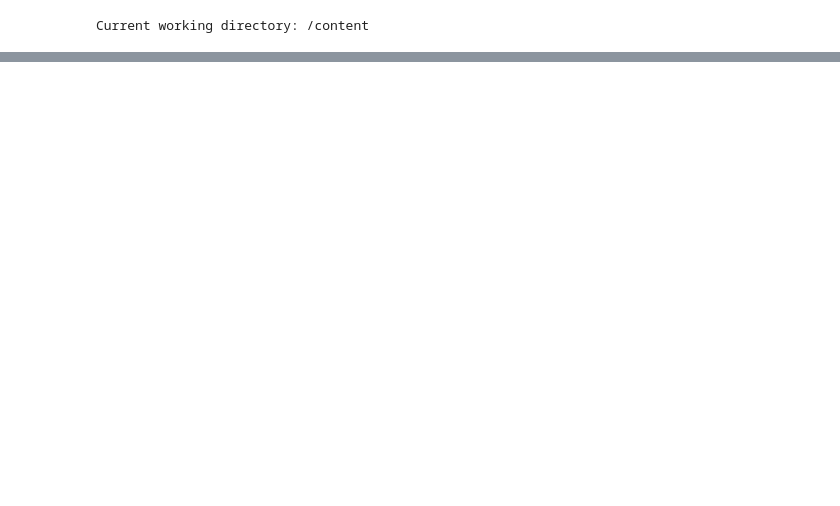
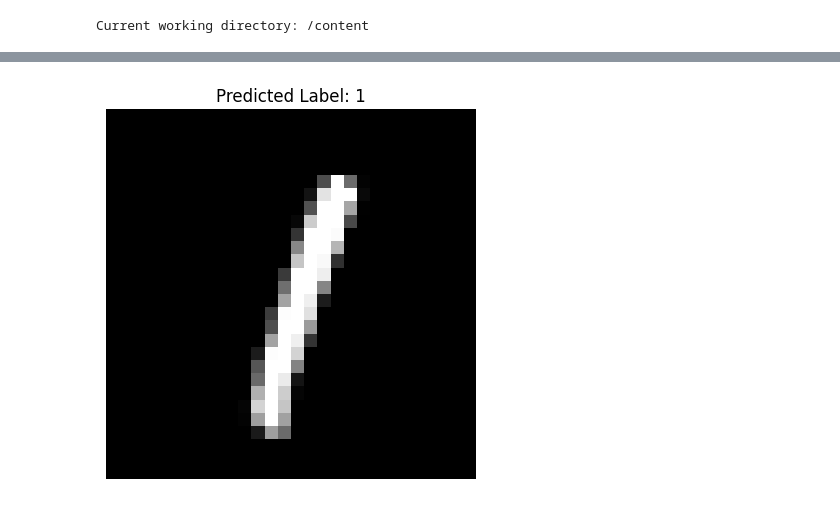
Before and after one commit to Imran-co/Imran, a Jupyter notebook: Project_Test_with_Output_using_ann.ipynb, the cells around one changed output, grey strips where cells are left out. Saved outputs shown, nothing was run; the diff lists cells and outputs as text; code cells hidden in the pictures; blank space fills up the shorter version.

```diff
--- a/Project_Test_with_Output_using_ann.ipynb
+++ b/Project_Test_with_Output_using_ann.ipynb
@@ -359,0 +433,19 @@ Predicted digit for image 100: 2
+# %%
+import numpy as np
+import tensorflow as tf
+from tensorflow import keras
+
+# Load the trained model (if saved)
+ann_model = keras.models.load_model("trained_ann_model.h5")  # Load your saved model
+
+# Load test dataset
+test_digits = np.load("test_digits.npy")
+test_digits = test_digits / 255.0  # Normalize
+test_flattened = test_digits.reshape(test_digits.shape[0], -1)
+
+# Generate dummy test labels (since real labels are unknown)
+test_labels = np.arange(len(test_flattened)) % 10
+
+# Evaluate the model
+test_loss, test_acc = ann_model.evaluate(test_flattened, test_labels)
+print(f"Test Accuracy: {test_acc:.4f}")
@@ -359,0 +465,61 @@ Predicted digit for image 100: 2
+# %%
+import tensorflow as tf
+from tensorflow import keras
+from tensorflow.keras.models import Sequential
+from tensorflow.keras.layers import Dense, Flatten
+from tensorflow.keras.optimizers import Adam
+import matplotlib.pyplot as plt
+import numpy as np
+
+# Load the MNIST dataset (contains handwritten digits 0-9)
+(x_train, y_train), (x_test, y_test) = keras.datasets.mnist.load_data()
+
+# Normalize pixel values to range [0,1]
+x_train, x_test = x_train / 255.0, x_test / 255.0
+
+# Flatten 28x28 images into 1D vectors of 784 elements
+x_train = x_train.reshape(-1, 784)
+x_test = x_test.reshape(-1, 784)
+
+# Convert labels to one-hot encoding
+y_train = keras.utils.to_categorical(y_train, 10)
+y_test = keras.utils.to_categorical(y_test, 10)
+
+# Build the ANN model
+from tensorflow.keras.layers import Input
+
+model = Sequential([
+    Input(shape=(784,)),  # Explicitly define input layer
+    Dense(128, activation='relu'),
+    Dense(64, activation='relu'),
+    Dense(10, activation='softmax')
+])
+
+'''model = Sequential([
+    Dense(128, activation='relu', input_shape=(784,)),  # First hidden layer
+    Dense(64, activation='relu'),  # Second hidden layer
+    Dense(10, activation='softmax')  # Output layer (10 classes for digits 0-9)
+])'''
+
+# Compile the model
+model.compile(optimizer=Adam(), loss='categorical_crossentropy', metrics=['accuracy'])
+
+# Train the model
+history = model.fit(x_train, y_train, epochs=10, batch_size=32, validation_data=(x_test, y_test))
+
+# Evaluate on test data
+test_loss, test_acc = model.evaluate(x_test, y_test)
+print(f"Test Accuracy: {test_acc:.4f}")
+
+# Function to predict and display results
+def predict_image(index):
+    image = x_test[index].reshape(1, 784)  # Reshape to original format
+    prediction = np.argmax(model.predict(image))  # Get predicted label
+    plt.imshow(x_test[index].reshape(28, 28), cmap='gray')
+    plt.title(f"Predicted Label: {prediction}")
+    plt.axis('off')
+    plt.show()
+
+# Test with a random image
+predict_image(5)
+# %% [output]
@@ -359,0 +543 @@ Predicted digit for image 100: 2
+[figure, added]
```
Also changed, not shown: parts of 20 cells of this notebook.
